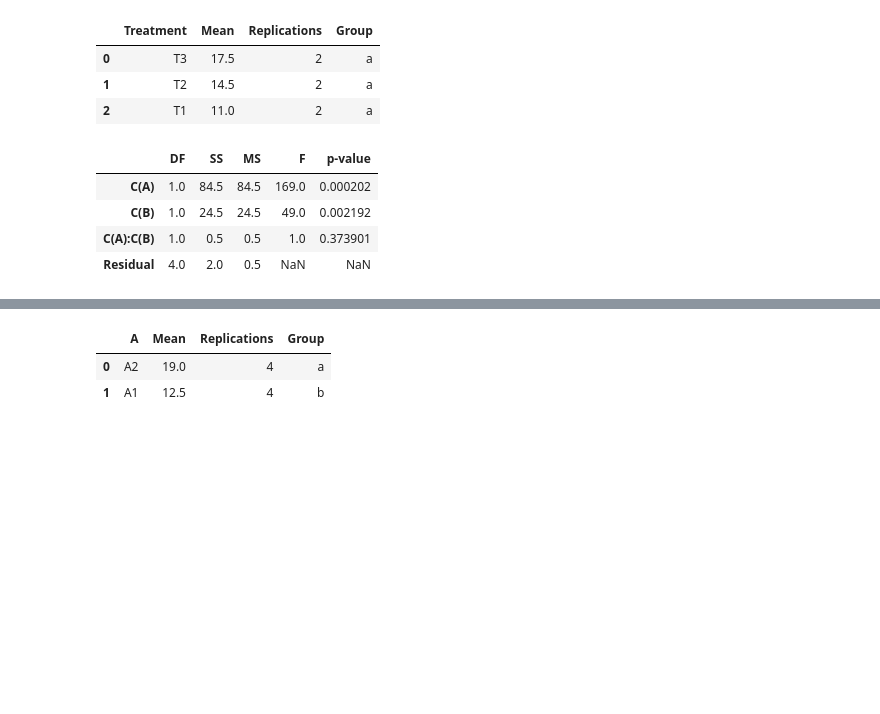
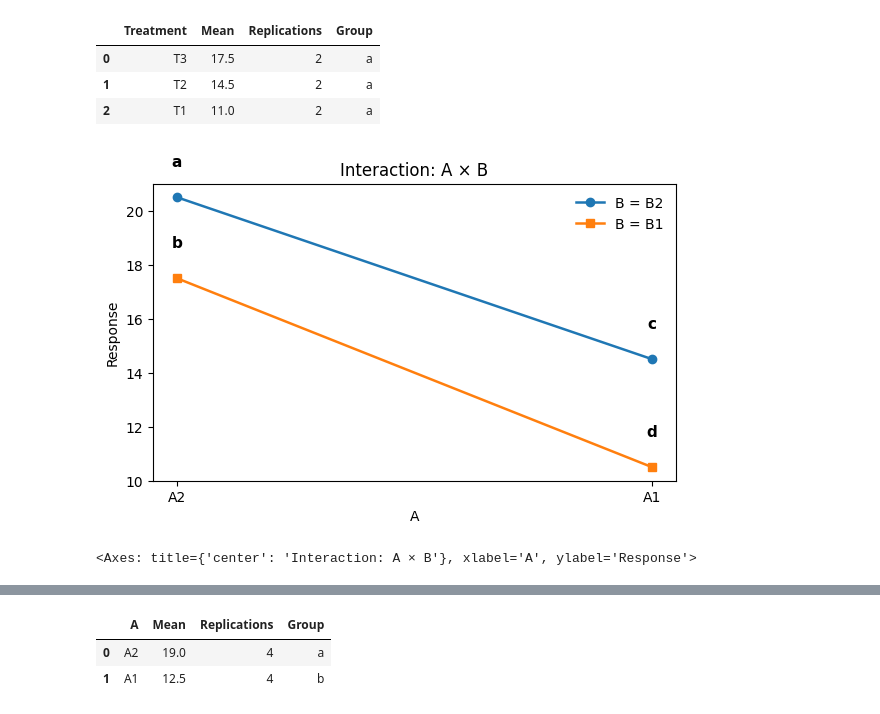
Before and after one commit to DeepStatistix/AgroDesign, a Jupyter notebook: examples/test_anova.ipynb, the cells around one changed output, grey strips where cells are left out. Saved outputs shown, nothing was run; the diff lists cells and outputs as text; code cells hidden in the pictures; blank space fills up the shorter version.

```diff
--- a/examples/test_anova.ipynb
+++ b/examples/test_anova.ipynb
@@ -69,19 +88,22 @@ lsd.test()
 # %%
 import pandas as pd
 from agrodesign.analysis.anova import Anova
+from agrodesign.plots.interaction_plot import interaction_plot
 
 df = pd.DataFrame({
     "A": ["A1","A1","A1","A1","A2","A2","A2","A2"],
     "B": ["B1","B1","B2","B2","B1","B1","B2","B2"],
     "Yield": [10,11,14,15,18,17,20,21]
 })
 
 aov = Anova(df, response="Yield")
 
-aov.factorial(factor_a="A", factor_b="B")
+# factorial ANOVA
+aov.factorial(["A","B"])
+aov.factorial_means(["A","B"])
+
+# interaction plot with letters
+interaction_plot(aov, ["A","B"], method="dmrt")
 # %% [output]
-|  | DF | SS | MS | F | p-value |
-| C(A) | 1.0 | 84.5 | 84.5 | 169.0 | 0.000202 |
-| C(B) | 1.0 | 24.5 | 24.5 | 49.0 | 0.002192 |
-| C(A):C(B) | 1.0 | 0.5 | 0.5 | 1.0 | 0.373901 |
-| Residual | 4.0 | 2.0 | 0.5 | NaN | NaN |
+[figure, added]
+<Axes: title={'center': 'Interaction: A × B'}, xlabel='A', ylabel='Response'>
```
Also changed, not shown: parts of 30 cells of this notebook, 23 other files.
